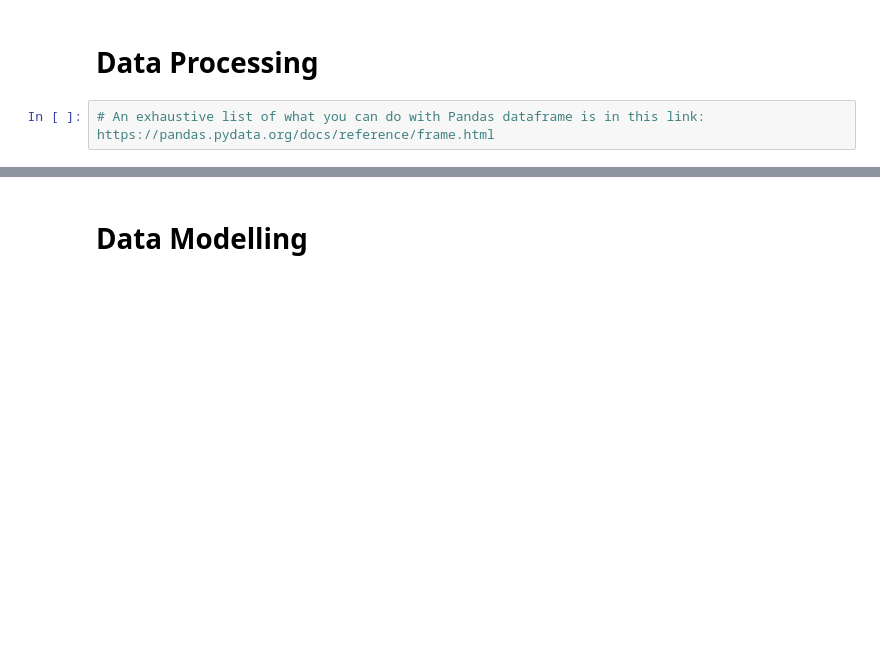
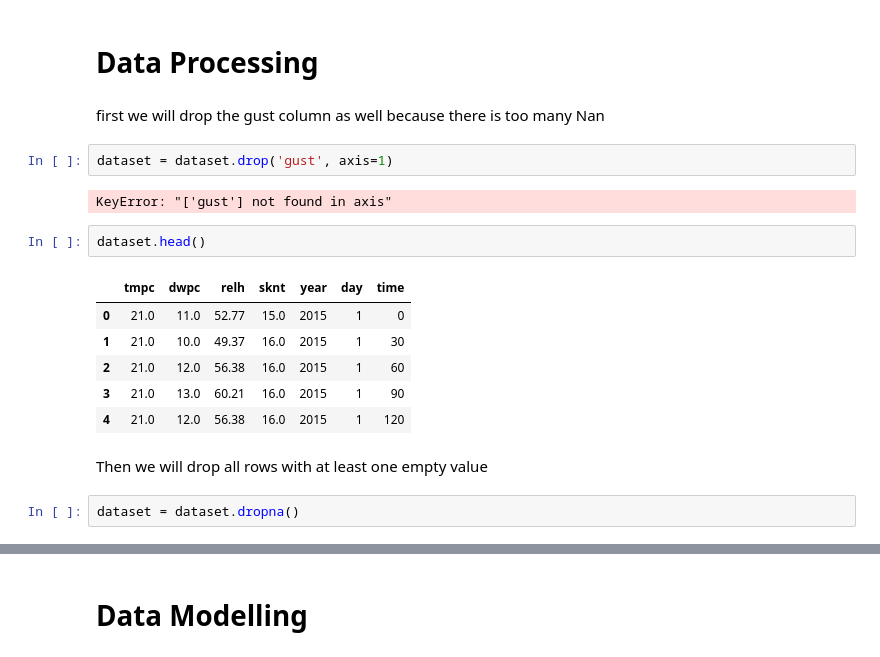
Before and after one commit to TimYLSo/Data-Science, a Jupyter notebook: submission.ipynb, the cells around one changed output, grey strips where cells are left out. Drawn from its saved outputs; the diff is of its cells as text; blank space fills up the shorter version.

```diff
--- a/submission.ipynb
+++ b/submission.ipynb
@@ -352,4 +416,21 @@ AttributeError: 'numpy.ndarray' object has no attribute 'plot'
 # %% [markdown]
 # Data Processing
-# %%
-# An exhaustive list of what you can do with Pandas dataframe is in this link: https://pandas.pydata.org/docs/reference/frame.html
+# %% [markdown]
+first we will drop the gust column as well because there is too many Nan
+# %%
+dataset = dataset.drop('gust', axis=1)
+# %% [output]
+KeyError: "['gust'] not found in axis"
+# %%
+dataset.head()
+# %% [output]
+|  | tmpc | dwpc | relh | sknt | year | day | time |
+| 0 | 21.0 | 11.0 | 52.77 | 15.0 | 2015 | 1 | 0 |
+| 1 | 21.0 | 10.0 | 49.37 | 16.0 | 2015 | 1 | 30 |
+| 2 | 21.0 | 12.0 | 56.38 | 16.0 | 2015 | 1 | 60 |
+| 3 | 21.0 | 13.0 | 60.21 | 16.0 | 2015 | 1 | 90 |
+| 4 | 21.0 | 12.0 | 56.38 | 16.0 | 2015 | 1 | 120 |
+# %% [markdown]
+Then we will drop all rows with at least one empty value
+# %%
+dataset = dataset.dropna()
```
Also changed, not shown: parts of 14 cells of this notebook.
